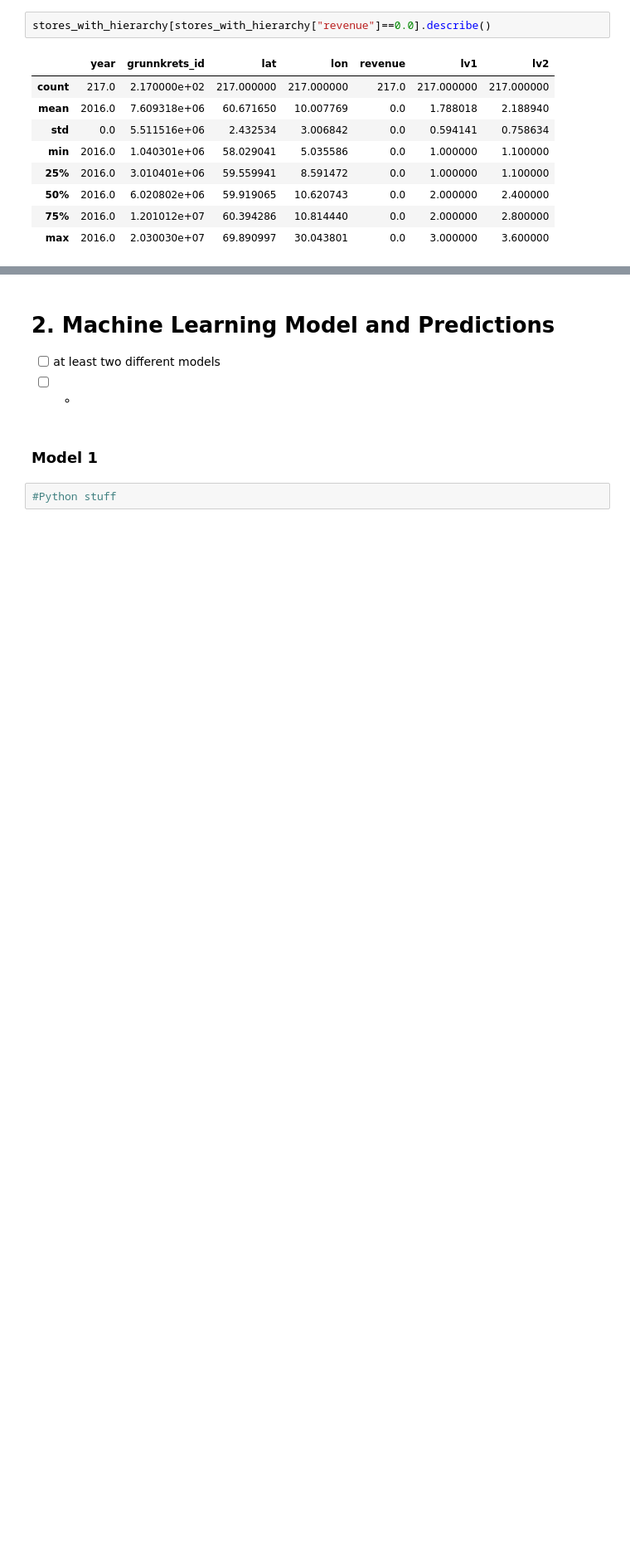
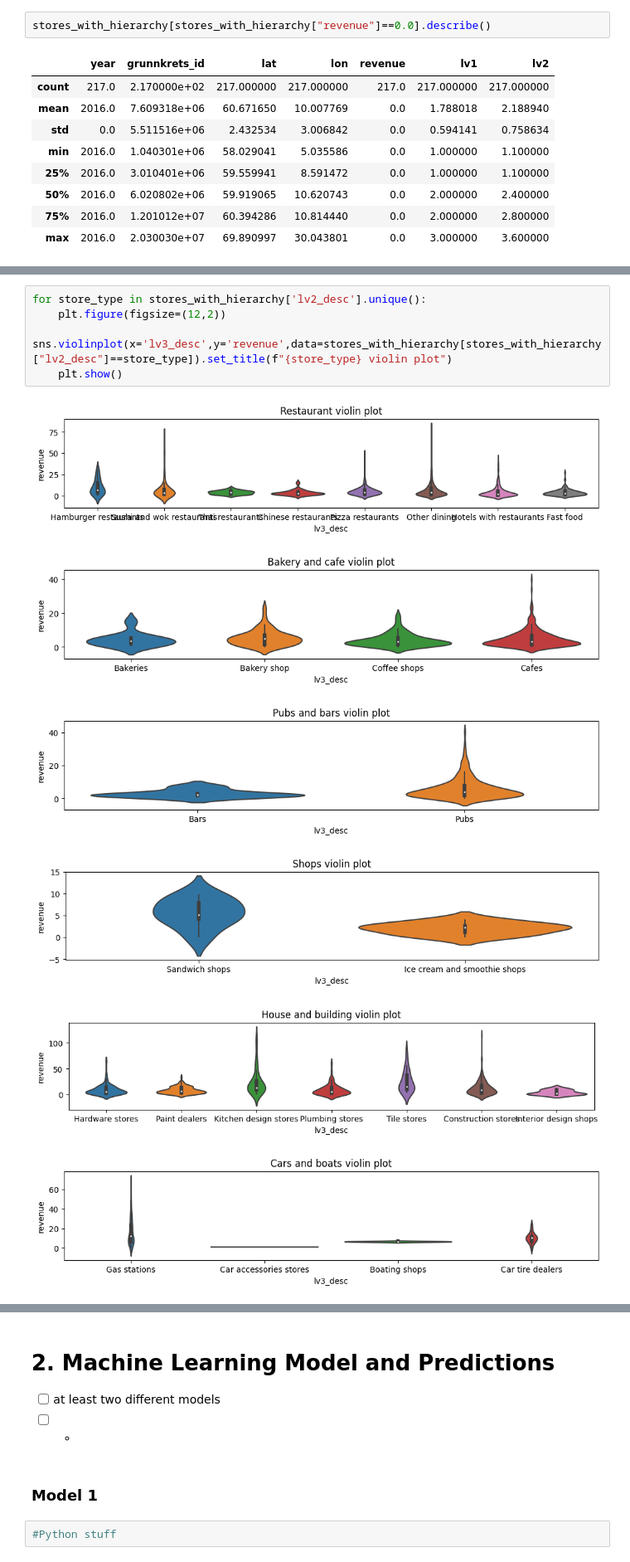
Before and after one commit to Bergis1610/MachineLearning-TDT4173-Project, a Jupyter notebook: LouisLangNB.ipynb, the cells around one changed output, grey strips where cells are left out. Shown at 83% size. Saved outputs shown, nothing was run; the diff lists cells and outputs as text; blank space fills up the shorter version.

```diff
--- a/LouisLangNB.ipynb
+++ b/LouisLangNB.ipynb
@@ -124,0 +158,12 @@ stores_with_hierarchy[stores_with_hierarchy["revenue"]==0.0].describe()
+# %%
+for store_type in stores_with_hierarchy['lv2_desc'].unique():
+    plt.figure(figsize=(12,2))
+    sns.violinplot(x='lv3_desc',y='revenue',data=stores_with_hierarchy[stores_with_hierarchy["lv2_desc"]==store_type]).set_title(f"{store_type} violin plot")
+    plt.show()
+# %% [output]
+[figure, added]
+[figure, added]
+[figure, added]
+[figure, added]
+[figure, added]
+[figure, added]
```
Also changed, not shown: parts of 18 cells of this notebook.
